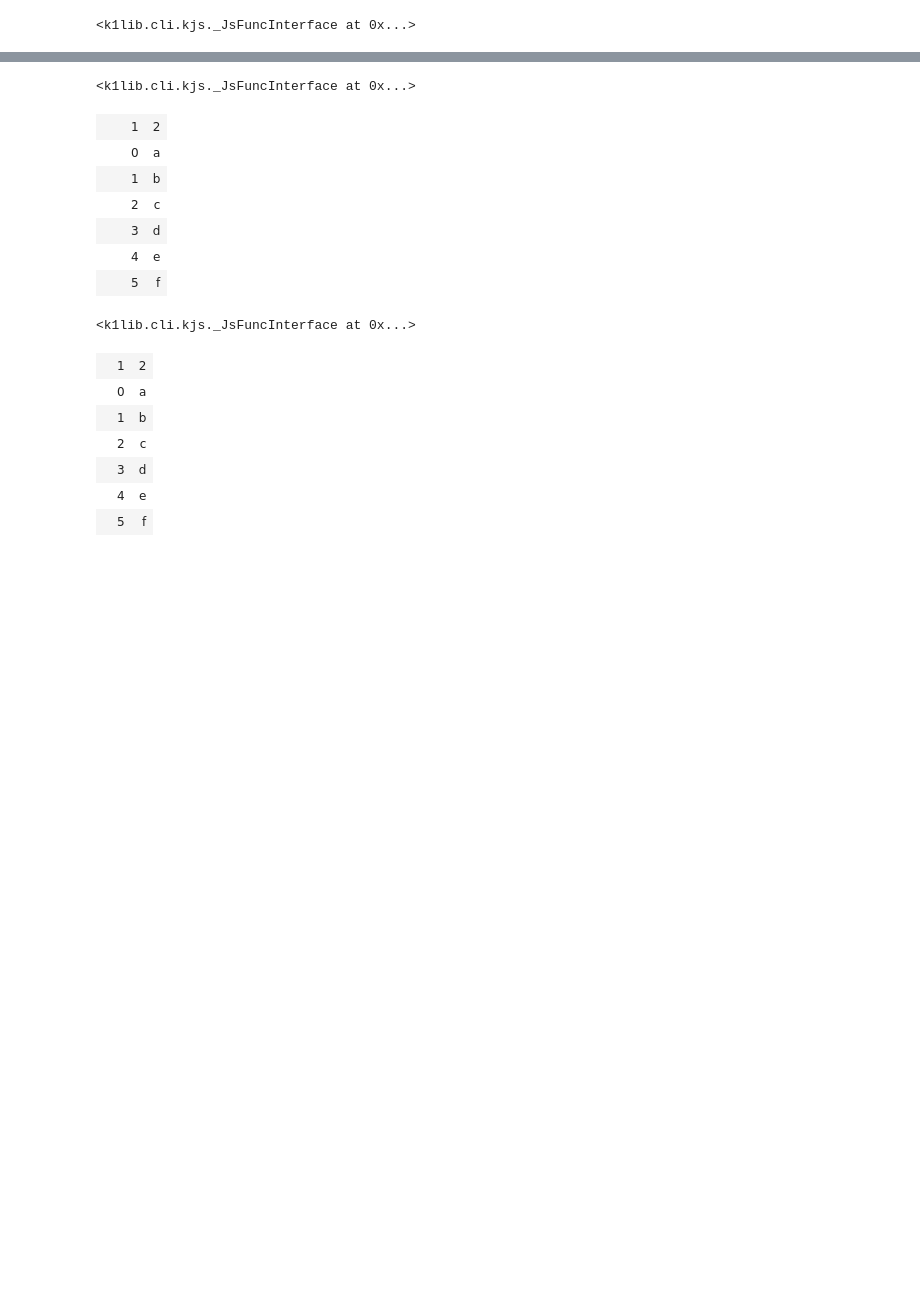
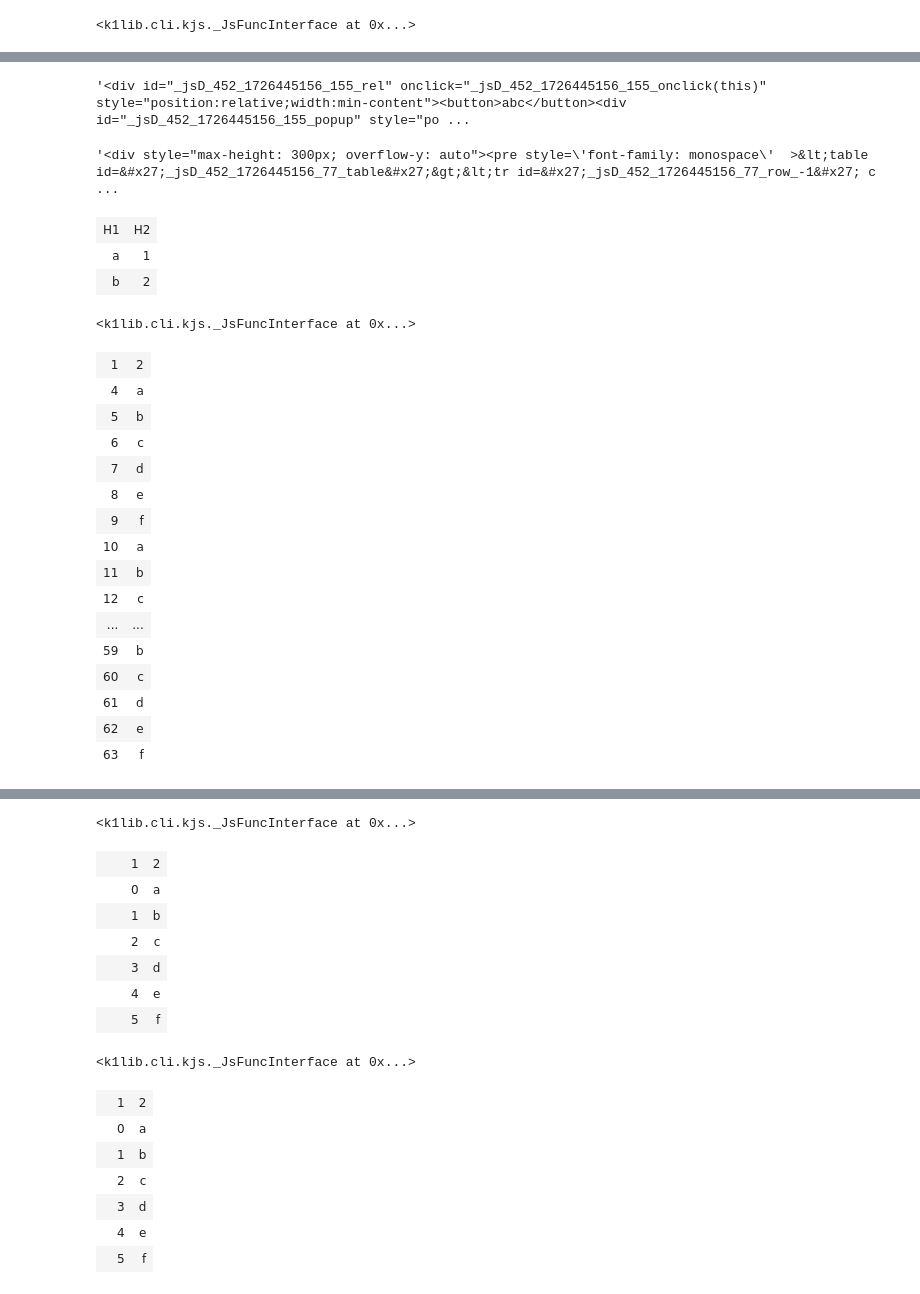
Before and after one commit to 157239n/k1lib, a Jupyter notebook: k1lib/viz.ipynb, the cells around one changed output, grey strips where cells are left out. Drawn from its saved outputs; the diff is of its cells as text; code cells hidden in the pictures; blank space fills up the shorter version.

```diff
--- a/k1lib/viz.ipynb
+++ b/k1lib/viz.ipynb
@@ -292,13 +292,13 @@ There's also a builtin search functionality that works like this::
         "<h1>abc</h1><div>Some content 1</div>",
         "<h1>def</h1><div>Some other content 2</div>",
         "<h1>ghi</h1><div>Another content 3</div>",
-    ] | Carousel(searchMode=1)
+    ] | viz.Carousel(searchMode=1)
 
     [
         ["<h1>abc</h1>", "<div>Some content 1</div>"],
         ["<h1>def</h1>", "<div>Some other content 2</div>"],
         ["<h1>ghi</h1>", "<div>Another content 3</div>"],
-    ] | Carousel(searchMode=2)
+    ] | viz.Carousel(searchMode=2)
 
 The first mode will search for some text inside the html content. The second mode
 will search inside the title only, that means it's expecting to receive Iterator[title, html/img]
@@ -808,3 +851,7 @@ whatever's piped into this into a file. Example::
+# %%
+f"""{Popup("<button>abc</button>", "def")}<pre>some\nother\ncontent</pre>""" | cli.toHtml()
+# %% [output]
+'<div id="_jsD_452_1726445156_155_rel" onclick="_jsD_452_1726445156_155_onclick(this)" style="position:relative;width:min-content"><button>abc</button><div id="_jsD_452_1726445156_155_popup" style="po ...
 # %%
 #export
 class Table(cli.BaseCli):
@@ -1003,0 +1077,51 @@ Then "colOpts" should be [["json", ["jsonWidth", 500], "clipboard"], [], ["clipb
+# %%
+t = [["a", 1], ["b", 2]] | Table(["H1", "H2"], sortF=True)
+str(t) | cli.aS(html.escape) | cli.aS(k1lib.fmt.pre) | k1lib.viz.Scroll(300)
+# %% [output]
+'<div style="max-height: 300px; overflow-y: auto"><pre style=\'font-family: monospace\'  >&lt;table id=&#x27;_jsD_452_1726445156_77_table&#x27;&gt;&lt;tr id=&#x27;_jsD_452_1726445156_77_row_-1&#x27; c ...
+# %%
+Html(f"""{t}
+<script>
+    function abc(e, i) {{
+        console.log(e, i, parseInt(e.target.id.split("_").at(-1)));
+    }}
+</script>""")
+# %% [output]
+| H1 | H2 |
+| a | 1 |
+| b | 2 |
+# %%
+[["a", 1], ["b", 2]] | (cli.toJsFunc() | Table(["H1", "H2"], sortF=True)) | cli.op().interface()
+# %% [output]
+<k1lib.cli.kjs._JsFuncInterface at 0x...>
+# %%
+ui1 = enumerate("abcdef"*10) | cli.apply("x+4", 0) | cli.deref() | (Table(["1", "2"], onclickFName="specialF", onclickHeaderFName="headerF", objName="abc", height=500))
+# %%
+Html(f"""
+{ui1}
+<script>
+    function specialF(row, i, e) {{
+        console.log(row, i, e);
+    }}
+    function headerF(e) {{
+        console.log("header:", e.target.id.split("_").at(-1))
+    }}
+</script>
+""")
+# %% [output]
+| 1 | 2 |
+| 4 | a |
+| 5 | b |
+| 6 | c |
+| 7 | d |
+| 8 | e |
+| 9 | f |
+| 10 | a |
+| 11 | b |
+| 12 | c |
+| ... | ... |
+| 59 | b |
+| 60 | c |
+| 61 | d |
+| 62 | e |
+| 63 | f |
```
Also changed, not shown: parts of 13 cells of this notebook, 43 other files.
